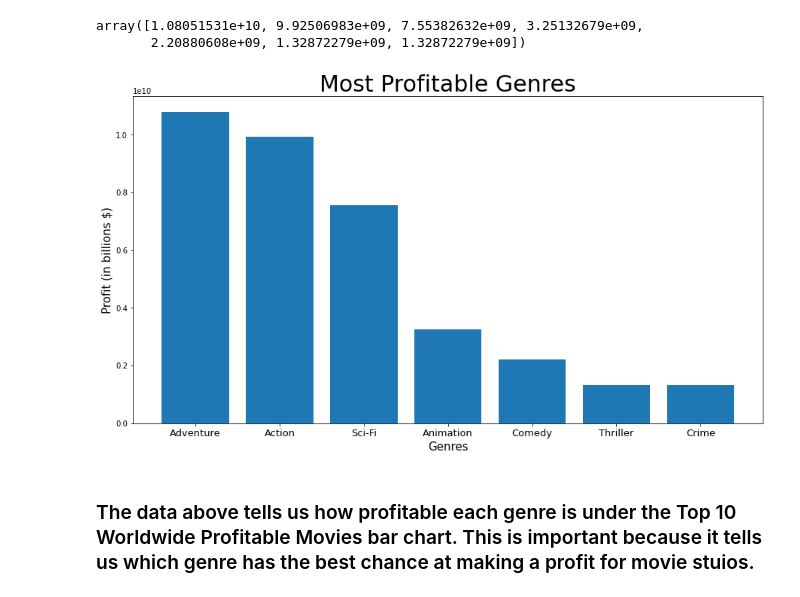
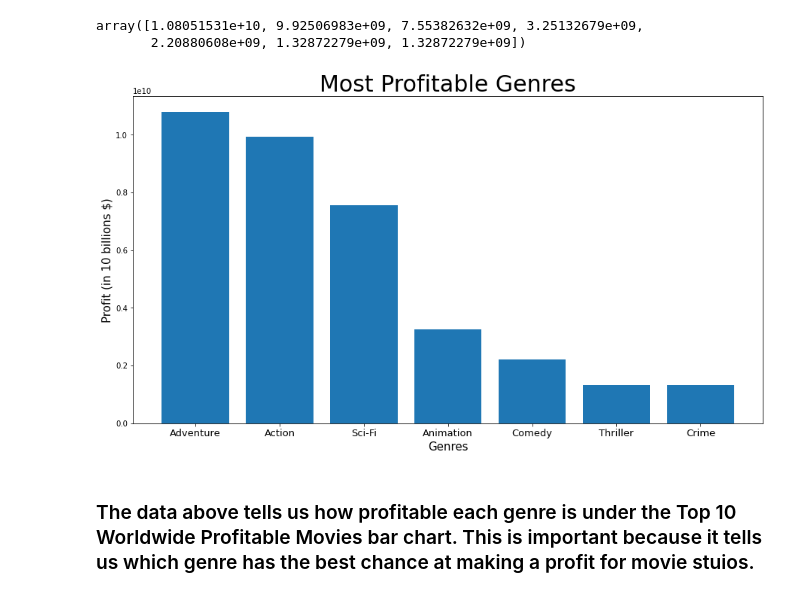
Before and after one commit to asval211/microsoft_movie_analysis, a Jupyter notebook: Most Profitable Movies, Studios, & Genres.ipynb, the cells around one changed output. Saved outputs shown, nothing was run; the diff lists cells and outputs as text; code cells hidden in the pictures.

```diff
--- a/Most Profitable Movies, Studios, & Genres.ipynb
+++ b/Most Profitable Movies, Studios, & Genres.ipynb
@@ -555,19 +595,19 @@ array([1.08051531e+10, 9.92506983e+09, 7.55382632e+09, 3.25132679e+09,
 # %%
 #Create bar chart showing the most profitable genres from the top 10 most profitable movies
 x = genre_profits_sorted.index
 y = genre_profits_sorted.values
 
 fig, ax = plt.subplots(figsize=(15,8))
 
 ax.bar(x,y)
 
 ax.set_title('Most Profitable Genres', fontsize=30)
 ax.set_xlabel('Genres', fontsize=15)
-ax.set_ylabel('Profit (in billions $)', fontsize=15)
+ax.set_ylabel('Profit (in 10 billions $)', fontsize=15)
 
 ax.set_xticklabels(x.str.replace(',', '\n'))
 ax.tick_params(axis='x', labelsize=13)
 # %% [output]
-[figure, old version]
+[figure, new version]
 # %% [markdown]
 ### The data above tells us how profitable each genre is under the Top 10 Worldwide Profitable Movies bar chart. This is important because it tells us which genre has the best chance at making a profit for movie stuios.
```
Also changed, not shown: parts of 20 cells of this notebook, 1 other file.
